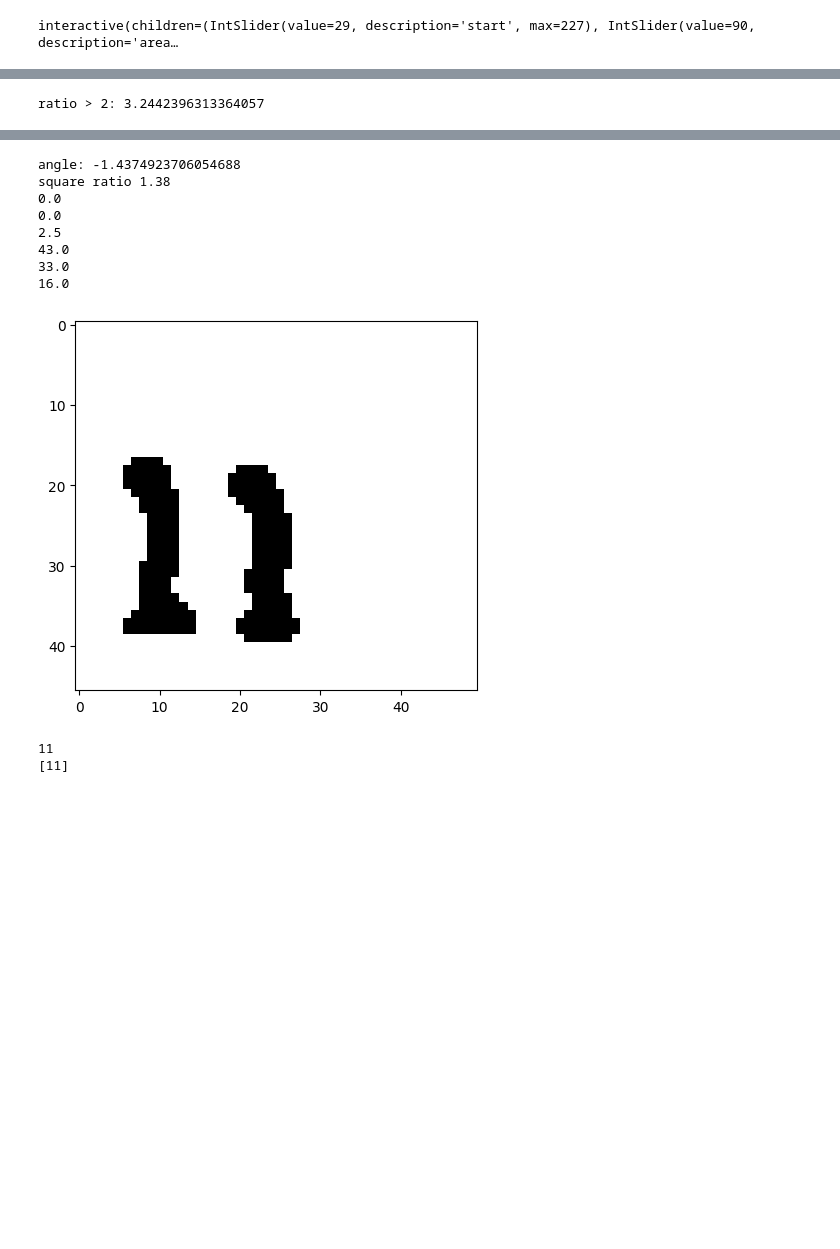
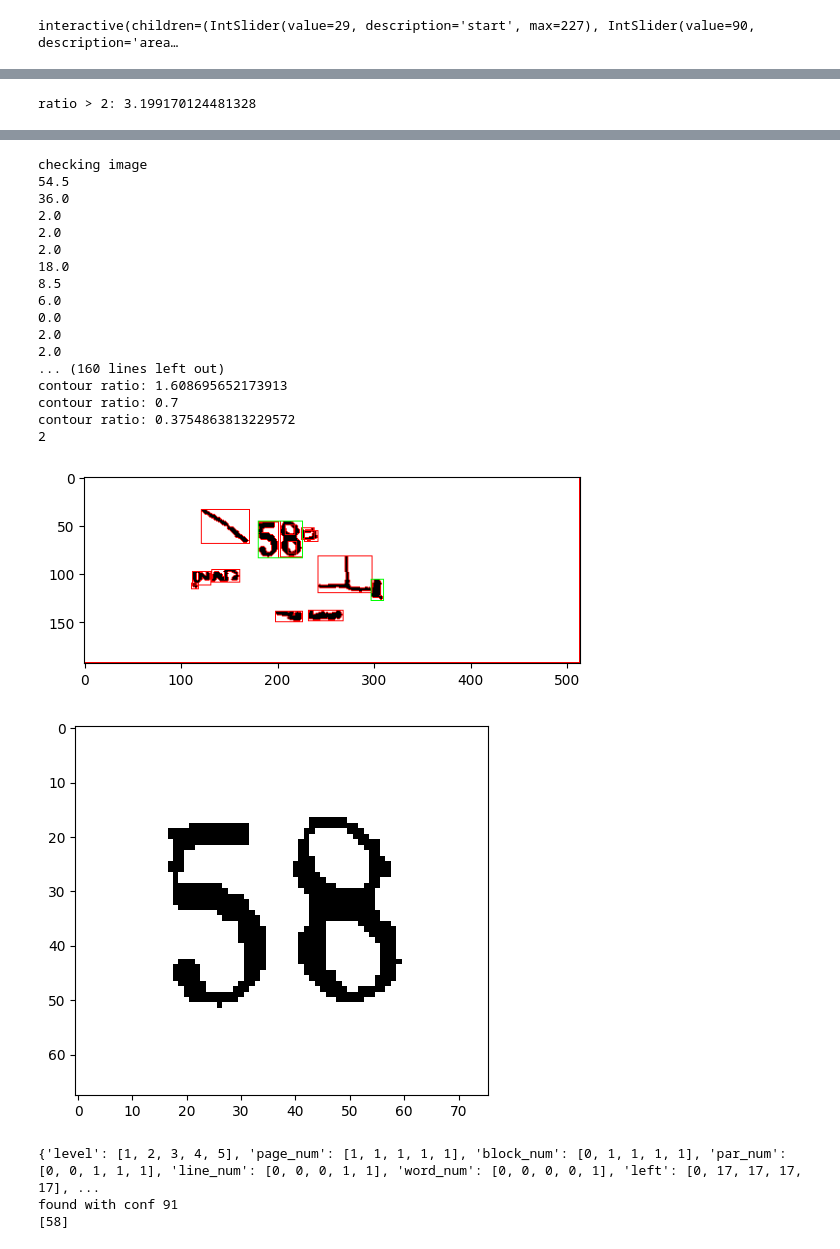
Before and after one commit to michelevantaggi02/riconoscimento_numeri, a Jupyter notebook: notebooks/test_thresholds.ipynb, the cells around one changed output, grey strips where cells are left out. Saved outputs shown, nothing was run; the diff lists cells and outputs as text; code cells hidden in the pictures; blank space fills up the shorter version.

Commit message:
Fix wrong contours removal
70% accuracy

```diff
--- a/notebooks/test_thresholds.ipynb
+++ b/notebooks/test_thresholds.ipynb
@@ -251,21 +251,28 @@ def get_largest_contour(contours):
             largest = c
     return largest
 
+def remove_small(c):
+    area = cv2.contourArea(c)
+
+    if area < 85 or area > 550:
+        return c
+    else:
+        return False
+
 def check_points(cwh):
 
     c, w, h = cwh
-    area = cv2.contourArea(c)
+    small = remove_small(c)
 
-    if area < 85 or area > 650:
-        print(area)
-        return c
+    if small is not False:
+        return small
     else:
         eliminable = False
         distanza_minima = float('inf')
         for point in c:
             point = point[-1]
             x, y, = point
-            if x == 0 or x == w - 1:
+            if x == 0 or x == w - 1 or y == 0:
                 eliminable = True
             else:
                 distanza = np.sqrt((x - w // 2) ** 2 + (y - h // 2) ** 2)
@@ -273,10 +280,12 @@ def check_points(cwh):
                 # Se è la distanza più piccola trovata finora, aggiorna il punto
                 if distanza < distanza_minima:
                     distanza_minima = distanza
-        if eliminable and distanza_minima < 10:
+        if eliminable and distanza_minima > 17:
             return c
 
+
     return False
+
 
 
 def parallel_clean_contours(copy):
@@ -290,6 +299,16 @@ def parallel_clean_contours(copy):
     results = [x for x in results if x is not False]
 
     return cv2.drawContours(copy, results, -1, 0, -1)
+
+def remove_imperfections(image):
+    copy = cv2.bitwise_not(image)
+    contours, _ = cv2.findContours(copy, cv2.RETR_LIST, cv2.CHAIN_APPROX_NONE)
+    with ThreadPoolExecutor() as executor:
+        results = list(executor.map(remove_small, contours))
+    results = [x for x in results if x is not False]
+
+    copy =  cv2.drawContours(copy, results, -1, 0, -1)
+    return cv2.bitwise_not(copy)
 
 
 def clean_image(image):
@@ -430,7 +449,7 @@ for idx, image in enumerate(json_data):
 
         if len(found_numbers) == 0 and expected != -1:
 
-            cut = apply_filters(cut)
+            cut = remove_imperfections(cut)
 
             contours, _ = cv2.findContours(cut, cv2.RETR_LIST, cv2.CHAIN_APPROX_NONE)
 
@@ -454,7 +473,7 @@ for idx, image in enumerate(json_data):
                 kernel = np.ones((2,2))
 
                 cut_largest = cv2.dilate(cut_largest, kernel)
-                print("image size:", w, h)
+
                 if w > 20 and h > 20:
                     data = pytesseract.image_to_data(cut_largest, config=test_yolo.custom_oem_psm_config, output_type=pytesseract.Output.DICT)
 
@@ -552,9 +571,9 @@ set()
 # %%
 interesting = wrong
 print(interesting)
-test = interesting[2]
+test = interesting[1]
 print(test)
-test_img = cv2.imread( "C:\\Users\\michi\\Desktop\\riconoscimento_numeri\\vids\\corti\\frames\\video1\\109.jpeg")
+test_img = cv2.imread( "C:\\Users\\michi\\Desktop\\riconoscimento_numeri\\vids\\corti\\frames\\video1\\100.jpeg")
 def amap_car(image_cut):
     window_size = 70  # Dimensione della finestra (es. 50x50)
 
@@ -724,7 +743,7 @@ for square in squares:
 if len(found_numbers) == 0 and expected != -1:
     print("checking image")
 
-    cut = apply_filters(cut)
+    cut = remove_imperfections(cut)
     contours, _ = cv2.findContours(cut, cv2.RETR_LIST, cv2.CHAIN_APPROX_NONE)
     conv = cv2.cvtColor(cut, cv2.COLOR_GRAY2RGB)
     filtered = []
@@ -780 +799 @@ print(found_numbers)
-ratio > 2: 3.2442396313364057
+ratio > 2: 3.199170124481328
@@ -782,14 +801,25 @@ ratio > 2: 3.2442396313364057
-angle: -1.4374923706054688
-square ratio 1.38
+checking image
+54.5
+36.0
+2.0
+2.0
+2.0
+18.0
+8.5
+6.0
 0.0
-0.0
-2.5
-43.0
-33.0
-16.0
+2.0
+2.0
+... (160 lines left out)
+contour ratio: 1.608695652173913
+contour ratio: 0.7
+contour ratio: 0.3754863813229572
+2
-[figure, old version]
+[figure, new version]
+[figure, added]
-11
-[11]
+{'level': [1, 2, 3, 4, 5], 'page_num': [1, 1, 1, 1, 1], 'block_num': [0, 1, 1, 1, 1], 'par_num': [0, 0, 1, 1, 1], 'line_num': [0, 0, 0, 1, 1], 'word_num': [0, 0, 0, 0, 1], 'left': [0, 17, 17, 17, 17], ...
+found with conf 91
+[58]
 # %%
 def taglia(x1, x2, y1, y2):
     taglio = cut_img[y1:y2, x1:x2]
```
Also changed, not shown: parts of 5 cells of this notebook.
